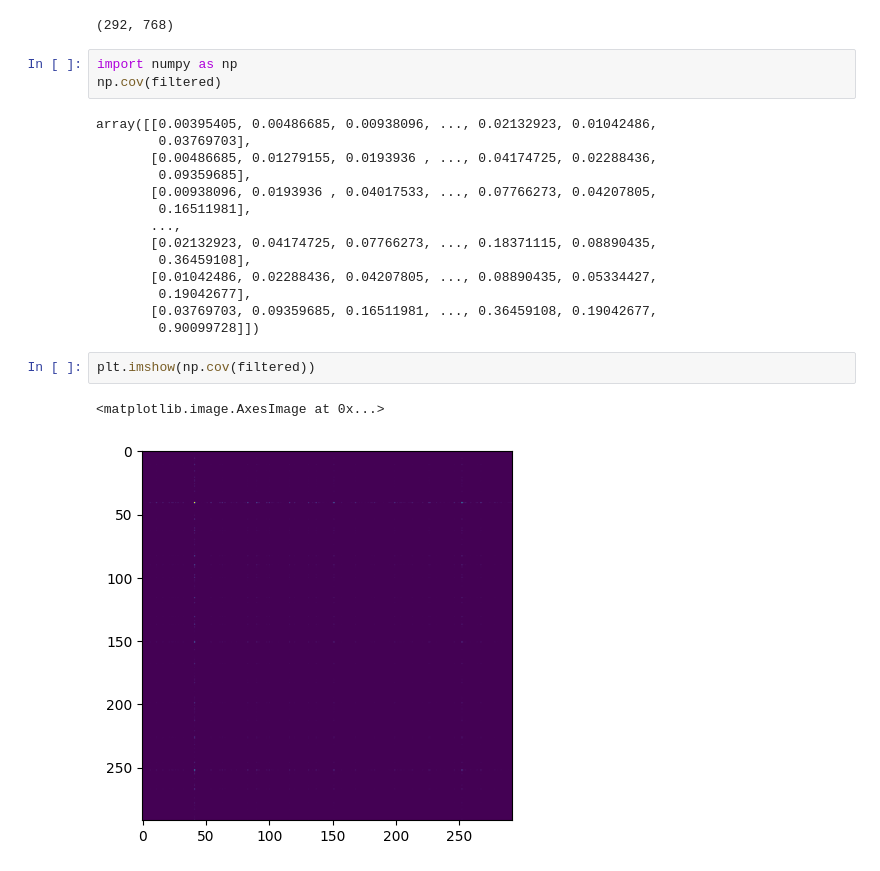
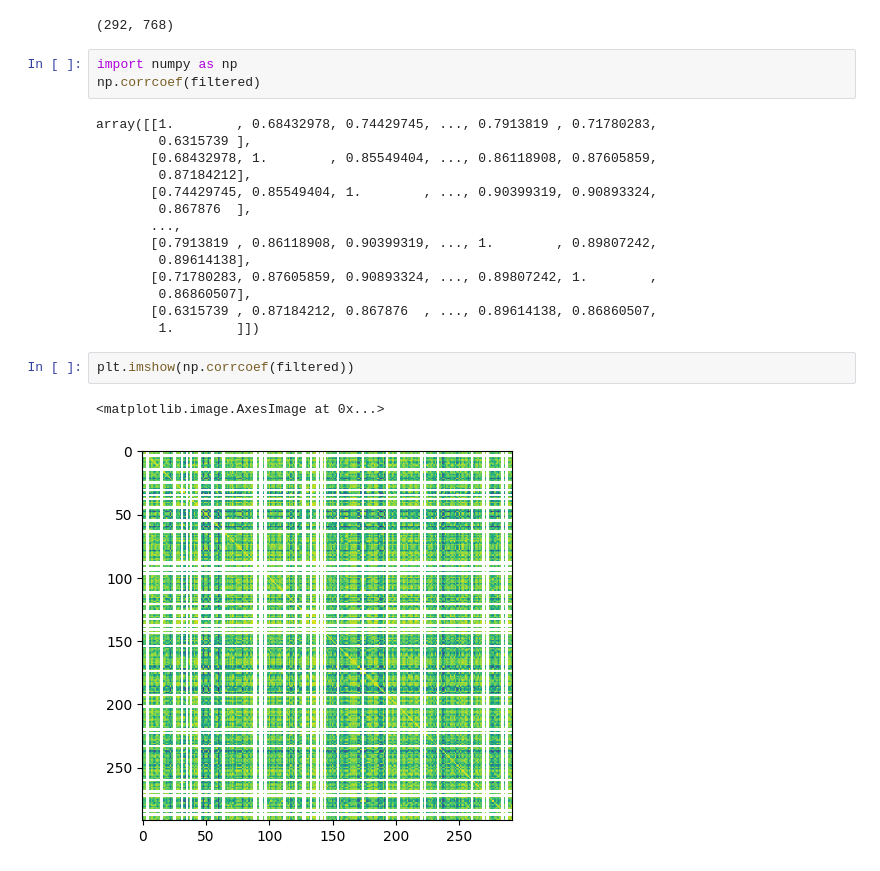
Before and after one commit to mariakesa/MousePipeline, a Jupyter notebook: filtering/idea_test_parallel.ipynb, the cells around one changed output. Drawn from its saved outputs; the diff is of its cells as text.

```diff
--- a/filtering/idea_test_parallel.ipynb
+++ b/filtering/idea_test_parallel.ipynb
@@ -159,23 +159,23 @@ filtered.shape
 (292, 768)
 # %%
 import numpy as np
-np.cov(filtered)
+np.corrcoef(filtered)
 # %% [output]
-array([[0.00395405, 0.00486685, 0.00938096, ..., 0.02132923, 0.01042486,
-        0.03769703],
-       [0.00486685, 0.01279155, 0.0193936 , ..., 0.04174725, 0.02288436,
-        0.09359685],
-       [0.00938096, 0.0193936 , 0.04017533, ..., 0.07766273, 0.04207805,
-        0.16511981],
+array([[1.        , 0.68432978, 0.74429745, ..., 0.7913819 , 0.71780283,
+        0.6315739 ],
+       [0.68432978, 1.        , 0.85549404, ..., 0.86118908, 0.87605859,
+        0.87184212],
+       [0.74429745, 0.85549404, 1.        , ..., 0.90399319, 0.90893324,
+        0.867876  ],
        ...,
-       [0.02132923, 0.04174725, 0.07766273, ..., 0.18371115, 0.08890435,
-        0.36459108],
-       [0.01042486, 0.02288436, 0.04207805, ..., 0.08890435, 0.05334427,
-        0.19042677],
-       [0.03769703, 0.09359685, 0.16511981, ..., 0.36459108, 0.19042677,
-        0.90099728]])
+       [0.7913819 , 0.86118908, 0.90399319, ..., 1.        , 0.89807242,
+        0.89614138],
+       [0.71780283, 0.87605859, 0.90893324, ..., 0.89807242, 1.        ,
+        0.86860507],
+       [0.6315739 , 0.87184212, 0.867876  , ..., 0.89614138, 0.86860507,
+        1.        ]])
 # %%
-plt.imshow(np.cov(filtered))
+plt.imshow(np.corrcoef(filtered))
 # %% [output]
 <matplotlib.image.AxesImage at 0x...>
-[figure, old version]
+[figure, new version]
```
Also changed, not shown: parts of 4 cells of this notebook.
